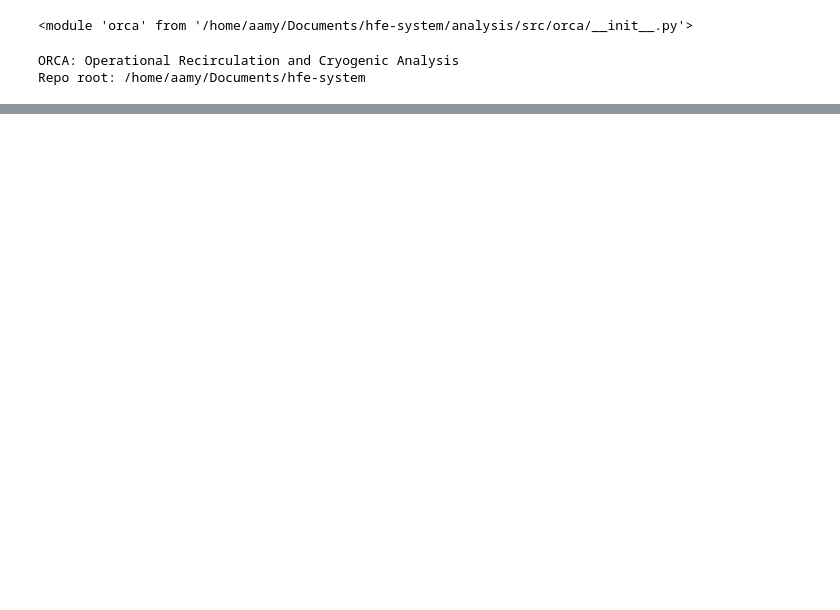
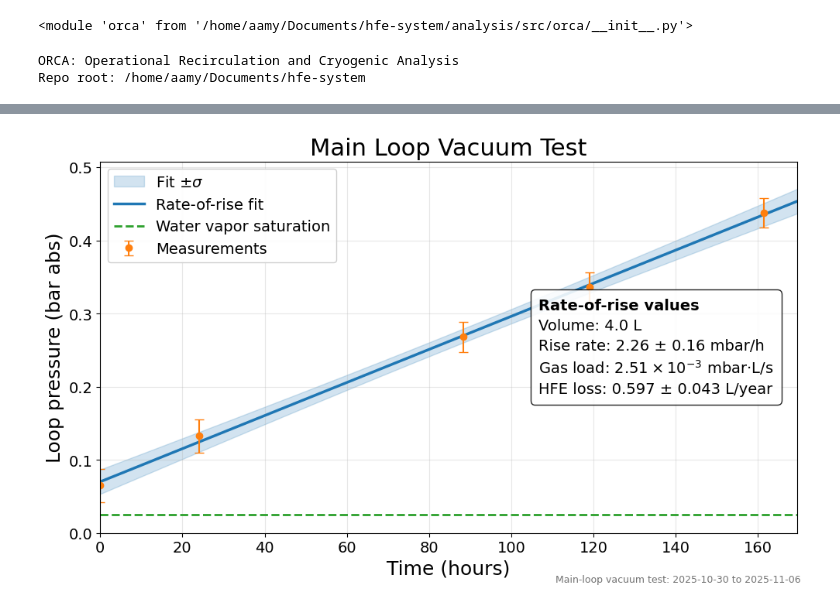
Before and after one commit to Pocar-Lab/hfe-system, a Jupyter notebook: analysis/notebooks/leak_checks.ipynb, the cells around one changed output, grey strips where cells are left out. Saved outputs shown, nothing was run; the diff lists cells and outputs as text; code cells hidden in the pictures; blank space fills up the shorter version.

```diff
--- a/analysis/notebooks/leak_checks.ipynb
+++ b/analysis/notebooks/leak_checks.ipynb
@@ -83,0 +246,38 @@ Next step: fold in the workflow from `analysis/notebooks/vacuum_pressure_rise.ip
+# %%
+VACUUM_RATE_OF_RISE_CASES = [
+    leak_tools.build_vacuum_rate_of_rise_case(
+        label='Main Loop Vacuum Test',
+        data_inhg=[
+            ('2025-10-30 17:30', -28.0),
+            ('2025-10-31 17:30', -26.0),
+            ('2025-11-03 09:45', -22.0),
+            ('2025-11-04 16:30', -20.0),
+            ('2025-11-06 11:00', -17.0),
+        ],
+        volume_l=4.0,
+        system_temp_c=21.0,
+        source_note='Main-loop vacuum test: 2025-10-30 to 2025-11-06',
+    ),
+]
+
+vacuum_results = [
+    leak_tools.analyze_vacuum_rate_of_rise_case(case)
+    for case in VACUUM_RATE_OF_RISE_CASES
+]
+vacuum_summary = leak_tools.vacuum_rate_of_rise_summary_table(vacuum_results)
+display(
+    vacuum_summary.round(
+        {
+            'elapsed_h': 3,
+            'start_pressure_bar_abs': 4,
+            'end_pressure_bar_abs': 4,
+            'rise_rate_mbar_h': 2,
+            'gas_load_mbar_l_s': 4,
+            'hfe_loss_l_year': 3,
+            'water_saturation_bar_abs': 4,
+            'start_over_water_sat': 2,
+            'end_over_water_sat': 2,
+            'rmse_mbar': 1,
+        }
+    )
+)
@@ -84 +287,8 @@ Next step: fold in the workflow from `analysis/notebooks/vacuum_pressure_rise.ip
+# %%
+for result in vacuum_results:
+    fig, _ = leak_tools.plot_vacuum_rate_of_rise_result(result)
+    display(fig)
+    plt.close(fig)
+# %% [output]
+[figure, added]
 # %% [markdown]
```
Also changed, not shown: parts of 17 cells of this notebook, 20 other files.
